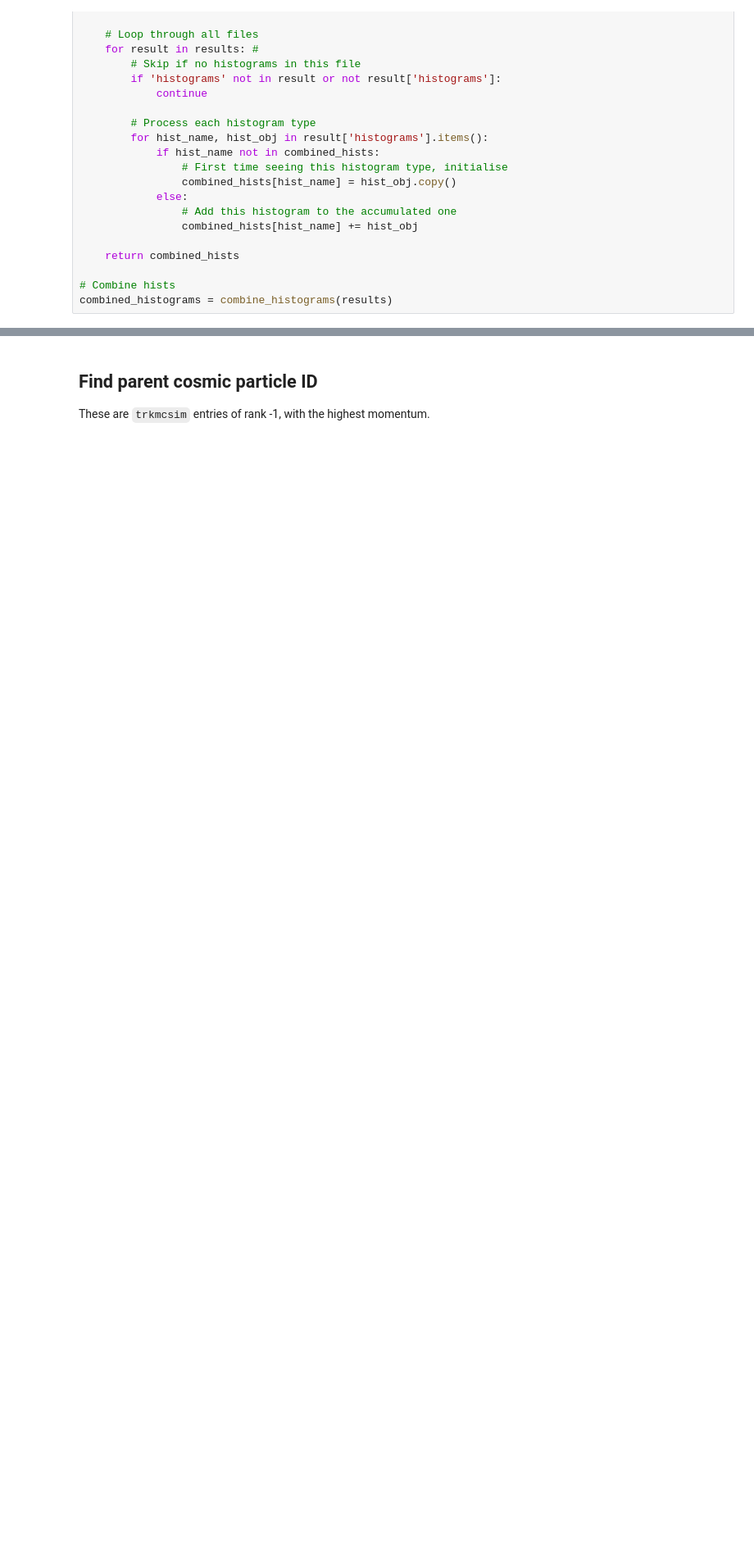
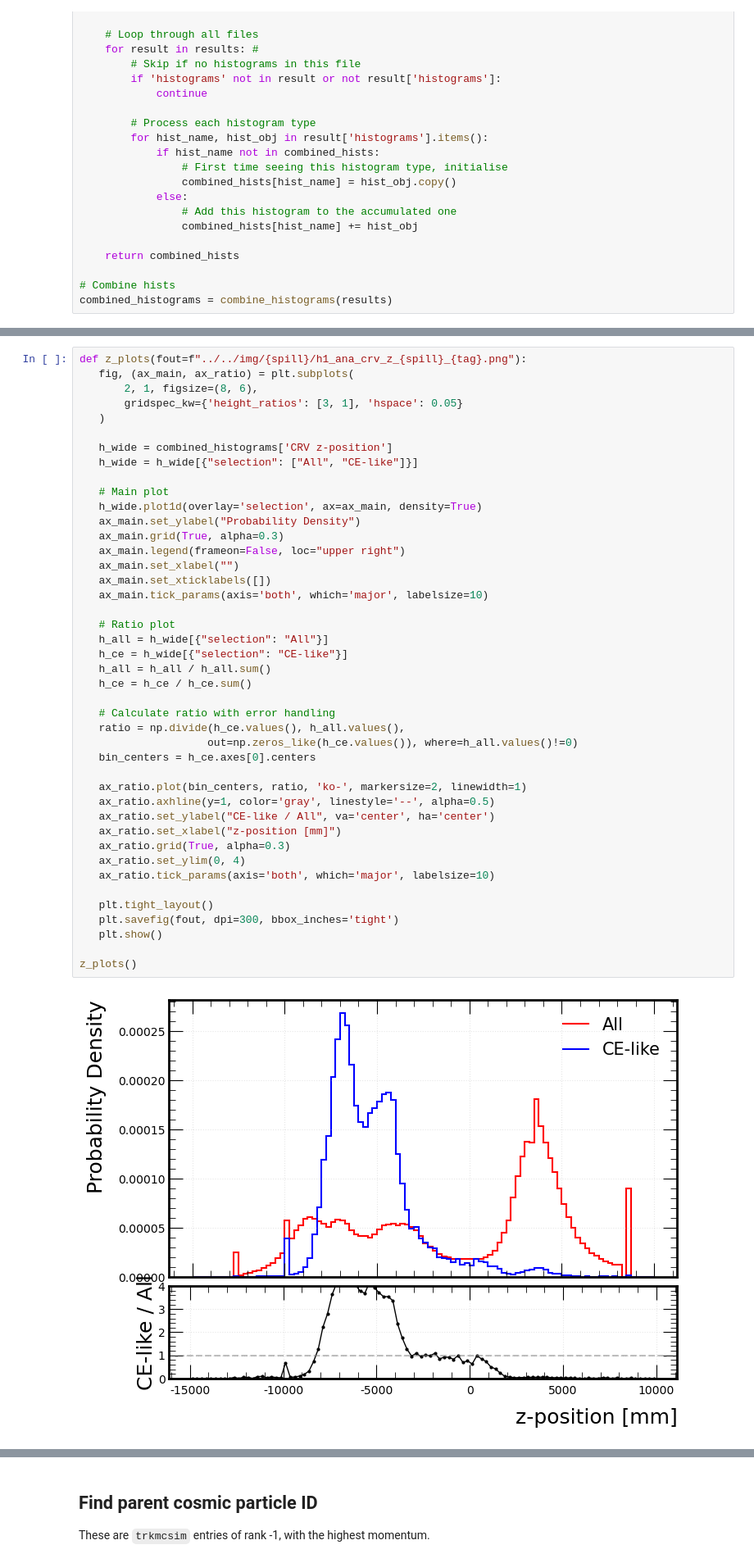
Before and after one commit to victordorojan/mu2e_cosmic_ana, a Jupyter notebook: ana/offspill/ana.ipynb, the cells around one changed output, grey strips where cells are left out. Shown: that part at 82% size. Drawn from its saved outputs; the diff is of its cells as text; blank space fills up the shorter version.

```diff
--- a/ana/offspill/ana.ipynb
+++ b/ana/offspill/ana.ipynb
@@ -431,0 +509,45 @@ Efficiency, 99.97±0.01%
+# %%
+def z_plots(fout=f"../../img/{spill}/h1_ana_crv_z_{spill}_{tag}.png"):
+   fig, (ax_main, ax_ratio) = plt.subplots(
+       2, 1, figsize=(8, 6),
+       gridspec_kw={'height_ratios': [3, 1], 'hspace': 0.05}
+   )
+
+   h_wide = combined_histograms['CRV z-position']
+   h_wide = h_wide[{"selection": ["All", "CE-like"]}]
+
+   # Main plot
+   h_wide.plot1d(overlay='selection', ax=ax_main, density=True)
+   ax_main.set_ylabel("Probability Density")
+   ax_main.grid(True, alpha=0.3)
+   ax_main.legend(frameon=False, loc="upper right")
+   ax_main.set_xlabel("")
+   ax_main.set_xticklabels([])
+   ax_main.tick_params(axis='both', which='major', labelsize=10)
+
+   # Ratio plot
+   h_all = h_wide[{"selection": "All"}]
+   h_ce = h_wide[{"selection": "CE-like"}]
+   h_all = h_all / h_all.sum()
+   h_ce = h_ce / h_ce.sum()
+
+   # Calculate ratio with error handling
+   ratio = np.divide(h_ce.values(), h_all.values(),
+                    out=np.zeros_like(h_ce.values()), where=h_all.values()!=0)
+   bin_centers = h_ce.axes[0].centers
+
+   ax_ratio.plot(bin_centers, ratio, 'ko-', markersize=2, linewidth=1)
+   ax_ratio.axhline(y=1, color='gray', linestyle='--', alpha=0.5)
+   ax_ratio.set_ylabel("CE-like / All", va='center', ha='center')
+   ax_ratio.set_xlabel("z-position [mm]")
+   ax_ratio.grid(True, alpha=0.3)
+   ax_ratio.set_ylim(0, 4)
+   ax_ratio.tick_params(axis='both', which='major', labelsize=10)
+
+   plt.tight_layout()
+   plt.savefig(fout, dpi=300, bbox_inches='tight')
+   plt.show()
+
+z_plots()
+# %% [output]
+[figure, added]
```
Also changed, not shown: parts of 28 cells of this notebook, 3 other files.
